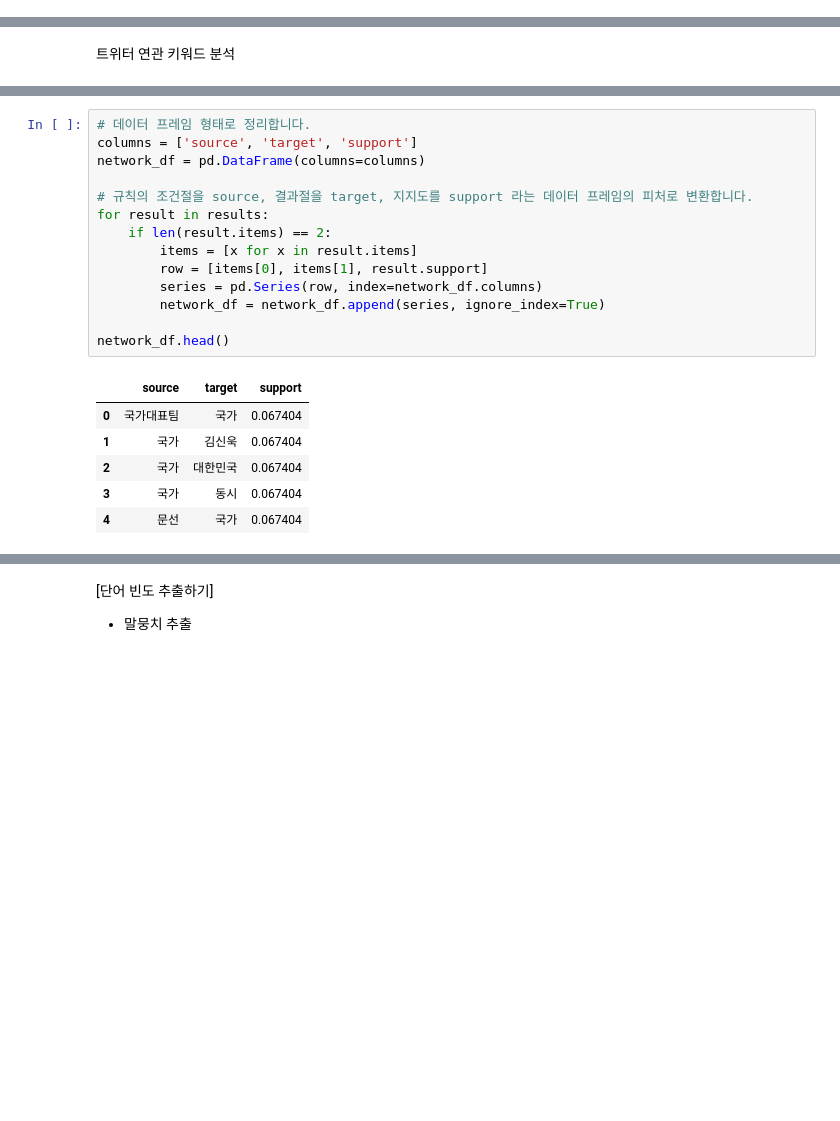
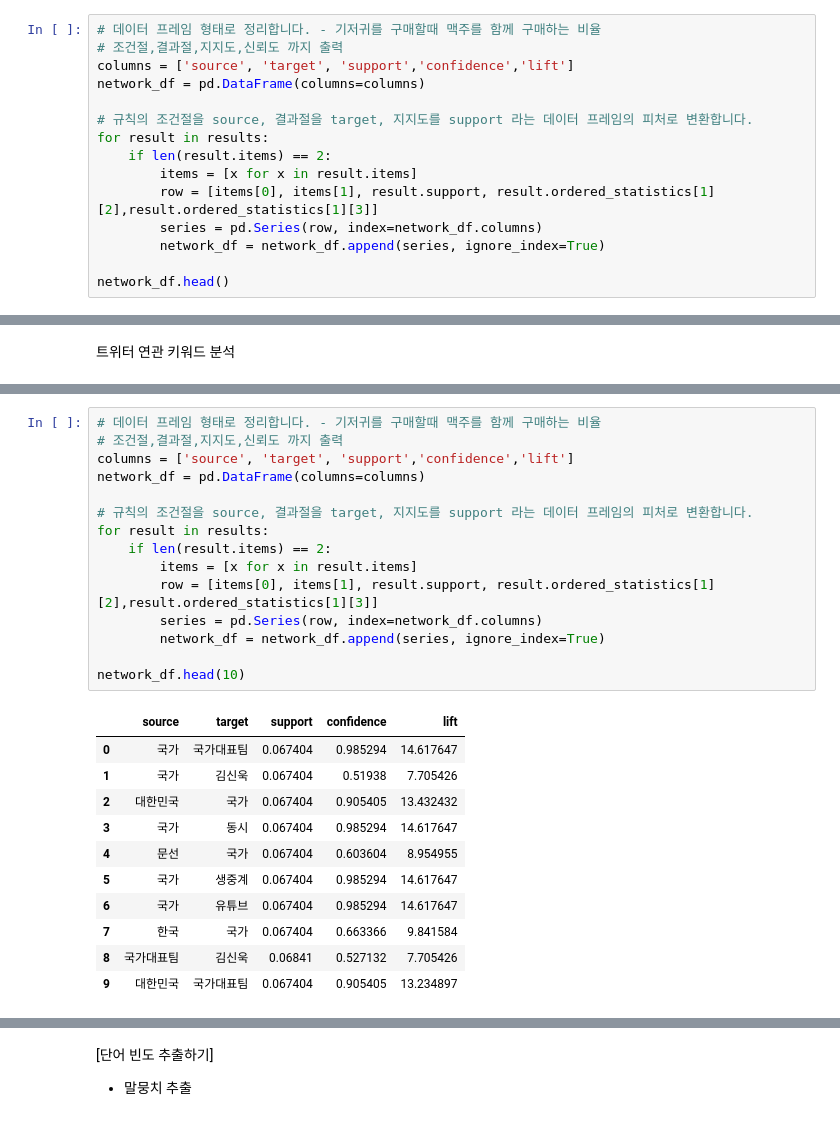
Before and after one commit to onulee/https---github.com-onulee-kdigital1, a Jupyter notebook: 11.deep/d0726/06.01연관분석.ipynb, the cells around one changed output, grey strips where cells are left out. Cells and saved outputs as stored; diff of their text form; blank space fills up the shorter version.

```diff
--- a/11.deep/d0726/06.01연관분석.ipynb
+++ b/11.deep/d0726/06.01연관분석.ipynb
@@ -129,3 +129,18 @@ list(apriori(transactions,
 [RelationRecord(items=frozenset({'손흥민'}), support=1.0, ordered_statistics=[OrderedStatistic(items_base=frozenset(), items_add=frozenset({'손흥민'}), confidence=1.0, lift=1.0)]),
  RelationRecord(items=frozenset({'케인'}), support=0.6666666666666666, ordered_statistics=[OrderedStatistic(items_base=frozenset(), items_add=frozenset({'케인'}), confidence=0.6666666666666666, lift=1.0)] ...
  RelationRecord(items=frozenset({'손흥민', '케인'}), support=0.6666666666666666, ordered_statistics=[OrderedStatistic(items_base=frozenset(), items_add=frozenset({'손흥민', '케인'}), confidence=0.66666666666666 ...
+# %%
+# 데이터 프레임 형태로 정리합니다. - 기저귀를 구매할때 맥주를 함께 구매하는 비율
+# 조건절,결과절,지지도,신뢰도 까지 출력
+columns = ['source', 'target', 'support','confidence','lift']
+network_df = pd.DataFrame(columns=columns)
+
+# 규칙의 조건절을 source, 결과절을 target, 지지도를 support 라는 데이터 프레임의 피처로 변환합니다.
+for result in results:
+    if len(result.items) == 2:
+        items = [x for x in result.items]
+        row = [items[0], items[1], result.support, result.ordered_statistics[1][2],result.ordered_statistics[1][3]]
+        series = pd.Series(row, index=network_df.columns)
+        network_df = network_df.append(series, ignore_index=True)
+
+network_df.head()
@@ -152,21 +186,27 @@ print(results)
 # %%
-# 데이터 프레임 형태로 정리합니다.
-columns = ['source', 'target', 'support']
+# 데이터 프레임 형태로 정리합니다. - 기저귀를 구매할때 맥주를 함께 구매하는 비율
+# 조건절,결과절,지지도,신뢰도 까지 출력
+columns = ['source', 'target', 'support','confidence','lift']
 network_df = pd.DataFrame(columns=columns)
 
 # 규칙의 조건절을 source, 결과절을 target, 지지도를 support 라는 데이터 프레임의 피처로 변환합니다.
 for result in results:
     if len(result.items) == 2:
         items = [x for x in result.items]
-        row = [items[0], items[1], result.support]
+        row = [items[0], items[1], result.support, result.ordered_statistics[1][2],result.ordered_statistics[1][3]]
         series = pd.Series(row, index=network_df.columns)
         network_df = network_df.append(series, ignore_index=True)
 
-network_df.head()
+network_df.head(10)
 # %% [output]
-|  | source | target | support |
-| 0 | 국가대표팀 | 국가 | 0.067404 |
-| 1 | 국가 | 김신욱 | 0.067404 |
-| 2 | 국가 | 대한민국 | 0.067404 |
-| 3 | 국가 | 동시 | 0.067404 |
-| 4 | 문선 | 국가 | 0.067404 |
+|  | source | target | support | confidence | lift |
+| 0 | 국가 | 국가대표팀 | 0.067404 | 0.985294 | 14.617647 |
+| 1 | 국가 | 김신욱 | 0.067404 | 0.51938 | 7.705426 |
+| 2 | 대한민국 | 국가 | 0.067404 | 0.905405 | 13.432432 |
+| 3 | 국가 | 동시 | 0.067404 | 0.985294 | 14.617647 |
+| 4 | 문선 | 국가 | 0.067404 | 0.603604 | 8.954955 |
+| 5 | 국가 | 생중계 | 0.067404 | 0.985294 | 14.617647 |
+| 6 | 국가 | 유튜브 | 0.067404 | 0.985294 | 14.617647 |
+| 7 | 한국 | 국가 | 0.067404 | 0.663366 | 9.841584 |
+| 8 | 국가대표팀 | 김신욱 | 0.06841 | 0.527132 | 7.705426 |
+| 9 | 대한민국 | 국가대표팀 | 0.067404 | 0.905405 | 13.234897 |
```
Also changed, not shown: parts of 11 cells of this notebook.
